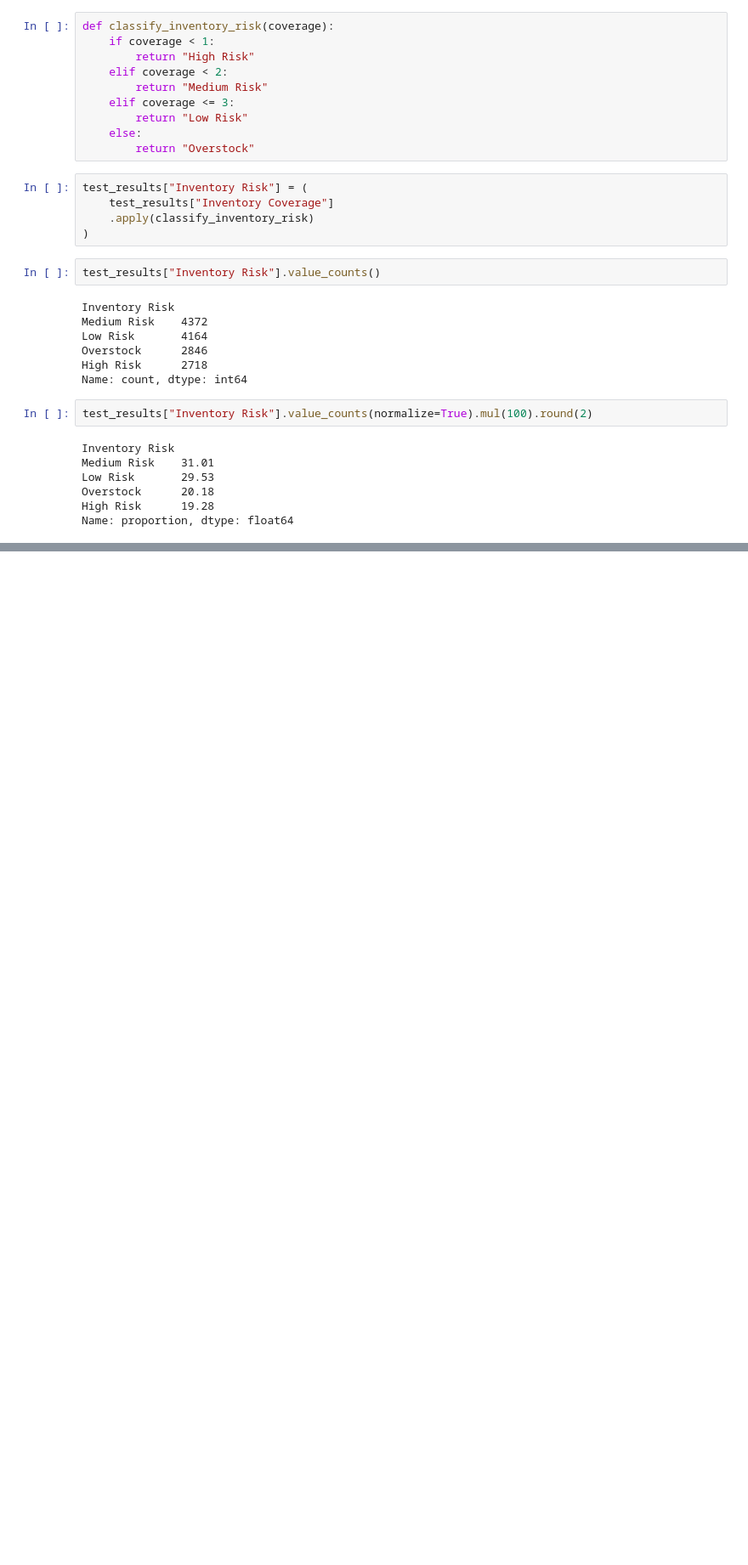
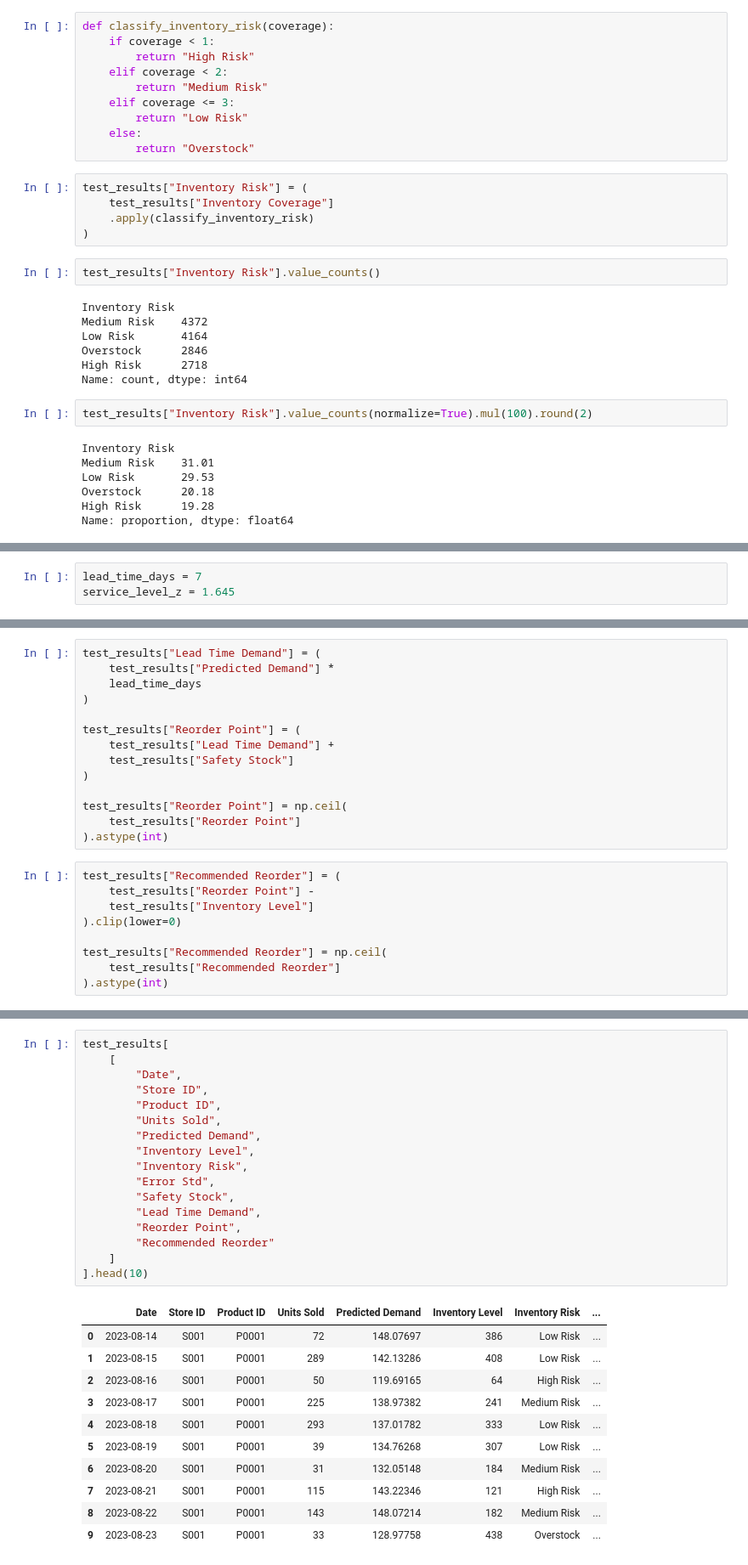
Before and after one commit to Anuja0505/SmartStock, a Jupyter notebook: notebooks/02_Demand_Forecasting.ipynb, the cells around one changed output, grey strips where cells are left out. Shown at 85% size. Drawn from its saved outputs; the diff is of its cells as text; blank space fills up the shorter version.

Commit message:
Improve forecasting validation and inventory intelligence

```diff
--- a/notebooks/02_Demand_Forecasting.ipynb
+++ b/notebooks/02_Demand_Forecasting.ipynb
@@ -593,0 +581,3 @@ test_results.to_csv(
+# %%
+lead_time_days = 7
+service_level_z = 1.645
@@ -593,0 +634,23 @@ test_results.to_csv(
+# %%
+test_results["Lead Time Demand"] = (
+    test_results["Predicted Demand"] *
+    lead_time_days
+)
+
+test_results["Reorder Point"] = (
+    test_results["Lead Time Demand"] +
+    test_results["Safety Stock"]
+)
+
+test_results["Reorder Point"] = np.ceil(
+    test_results["Reorder Point"]
+).astype(int)
+# %%
+test_results["Recommended Reorder"] = (
+    test_results["Reorder Point"] -
+    test_results["Inventory Level"]
+).clip(lower=0)
+
+test_results["Recommended Reorder"] = np.ceil(
+    test_results["Recommended Reorder"]
+).astype(int)
@@ -593,0 +671,29 @@ test_results.to_csv(
+# %%
+test_results[
+    [
+        "Date",
+        "Store ID",
+        "Product ID",
+        "Units Sold",
+        "Predicted Demand",
+        "Inventory Level",
+        "Inventory Risk",
+        "Error Std",
+        "Safety Stock",
+        "Lead Time Demand",
+        "Reorder Point",
+        "Recommended Reorder"
+    ]
+].head(10)
+# %% [output]
+|  | Date | Store ID | Product ID | Units Sold | Predicted Demand | Inventory Level | Inventory Risk | ... |
+| 0 | 2023-08-14 | S001 | P0001 | 72 | 148.07697 | 386 | Low Risk | ... |
+| 1 | 2023-08-15 | S001 | P0001 | 289 | 142.13286 | 408 | Low Risk | ... |
+| 2 | 2023-08-16 | S001 | P0001 | 50 | 119.69165 | 64 | High Risk | ... |
+| 3 | 2023-08-17 | S001 | P0001 | 225 | 138.97382 | 241 | Medium Risk | ... |
+| 4 | 2023-08-18 | S001 | P0001 | 293 | 137.01782 | 333 | Low Risk | ... |
+| 5 | 2023-08-19 | S001 | P0001 | 39 | 134.76268 | 307 | Low Risk | ... |
+| 6 | 2023-08-20 | S001 | P0001 | 31 | 132.05148 | 184 | Medium Risk | ... |
+| 7 | 2023-08-21 | S001 | P0001 | 115 | 143.22346 | 121 | High Risk | ... |
+| 8 | 2023-08-22 | S001 | P0001 | 143 | 148.07214 | 182 | Medium Risk | ... |
+| 9 | 2023-08-23 | S001 | P0001 | 33 | 128.97758 | 438 | Overstock | ... |
```
Also changed, not shown: parts of 36 cells of this notebook, 6 other files.
